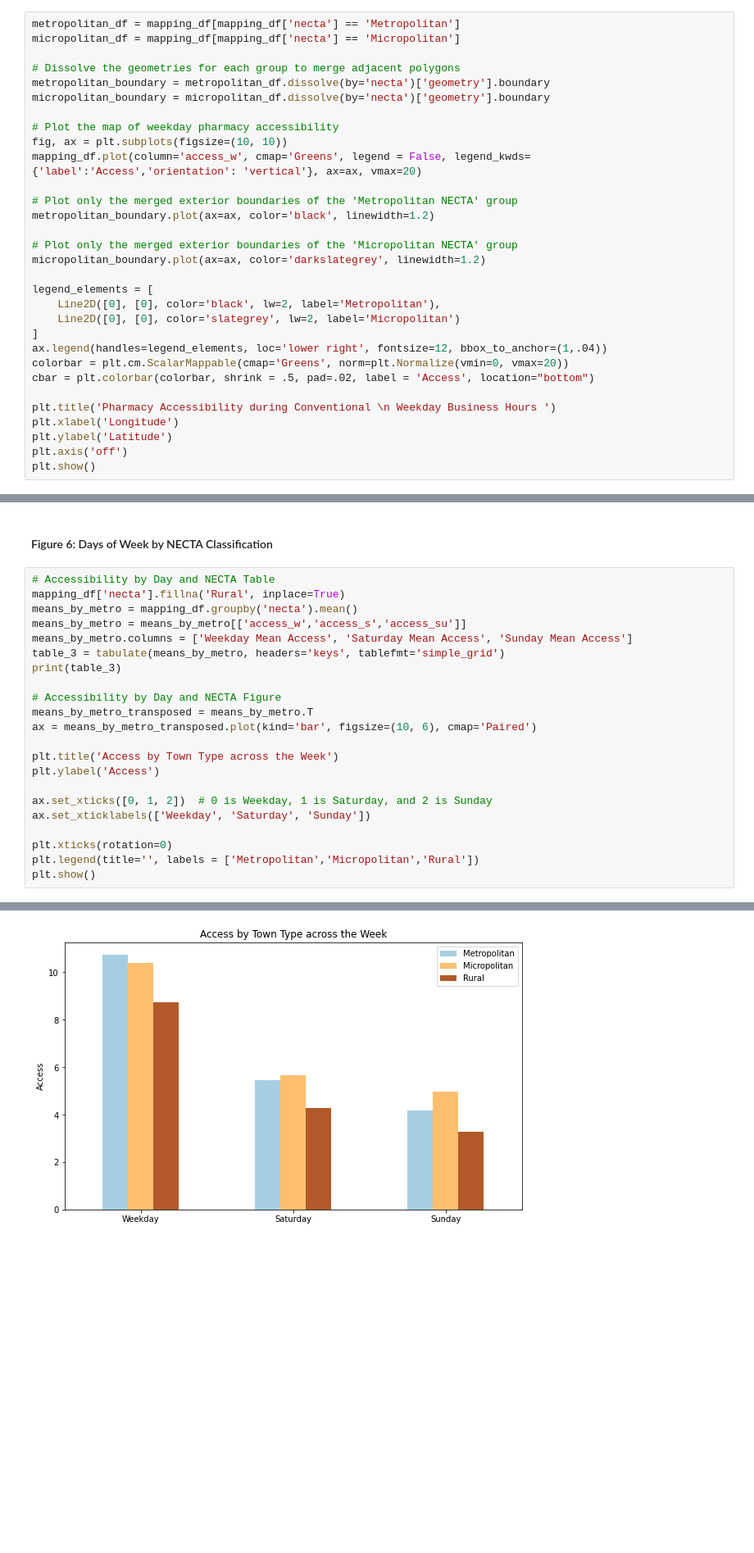
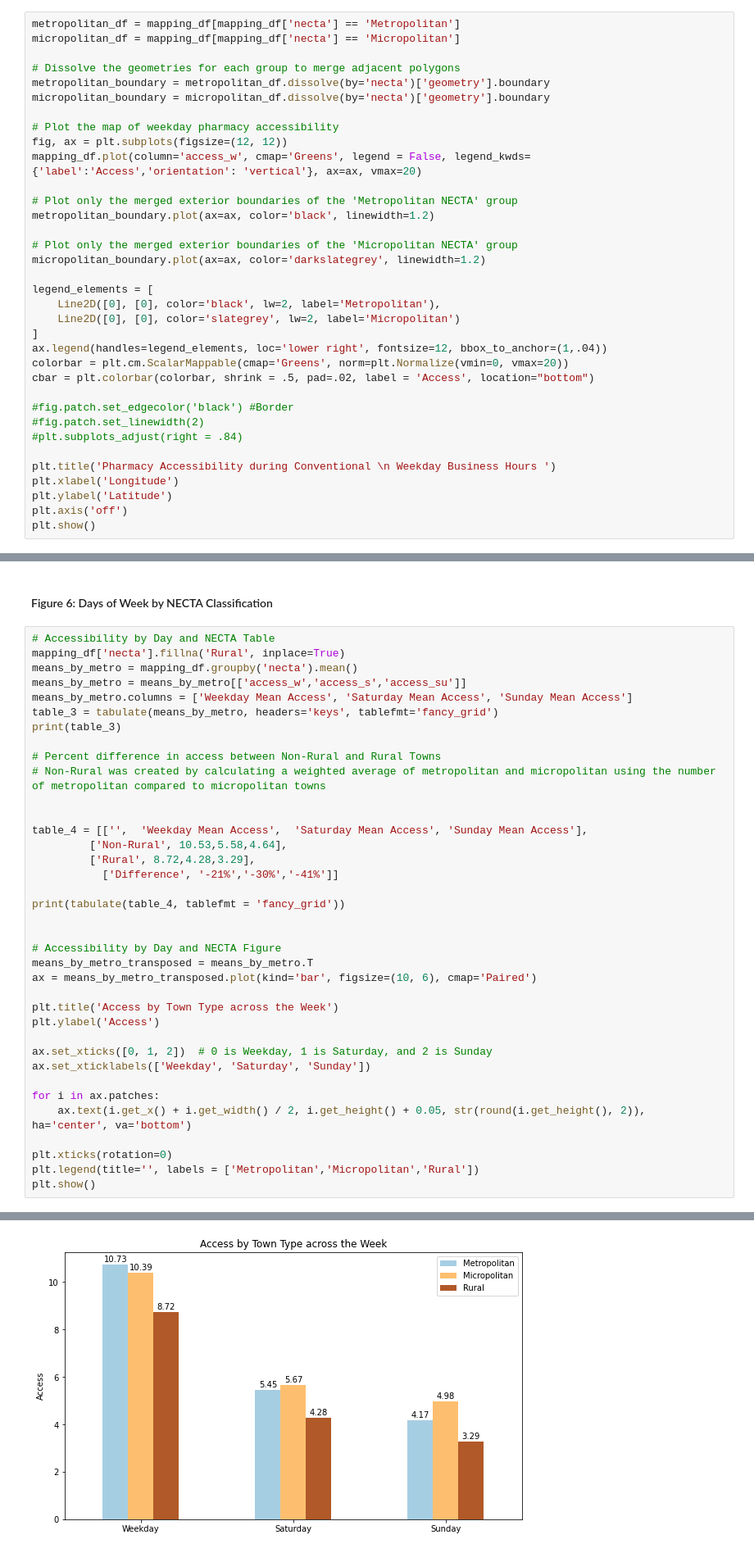
Before and after one commit to samroubin/VTPharmacy, a Jupyter notebook: procedure/code/01_Pharmacy_Accessibility.ipynb, the cells around one changed output, grey strips where cells are left out. Shown at 82% size. Saved outputs shown, nothing was run; the diff lists cells and outputs as text; blank space fills up the shorter version.

```diff
--- a/procedure/code/01_Pharmacy_Accessibility.ipynb
+++ b/procedure/code/01_Pharmacy_Accessibility.ipynb
@@ -879,7 +879,7 @@ metropolitan_boundary = metropolitan_df.dissolve(by='necta')['geometry'].boundar
 micropolitan_boundary = micropolitan_df.dissolve(by='necta')['geometry'].boundary
 
 # Plot the map of weekday pharmacy accessibility
-fig, ax = plt.subplots(figsize=(10, 10))
+fig, ax = plt.subplots(figsize=(12, 12))
 mapping_df.plot(column='access_w', cmap='Greens', legend = False, legend_kwds={'label':'Access','orientation': 'vertical'}, ax=ax, vmax=20)
 
 # Plot only the merged exterior boundaries of the 'Metropolitan NECTA' group
@@ -896,6 +896,10 @@ ax.legend(handles=legend_elements, loc='lower right', fontsize=12, bbox_to_ancho
 colorbar = plt.cm.ScalarMappable(cmap='Greens', norm=plt.Normalize(vmin=0, vmax=20))
 cbar = plt.colorbar(colorbar, shrink = .5, pad=.02, label = 'Access', location="bottom")
 
+#fig.patch.set_edgecolor('black') #Border
+#fig.patch.set_linewidth(2)
+#plt.subplots_adjust(right = .84)
+
 plt.title('Pharmacy Accessibility during Conventional \n Weekday Business Hours ')
 plt.xlabel('Longitude')
 plt.ylabel('Latitude')
@@ -1110,8 +1125,20 @@ mapping_df['necta'].fillna('Rural', inplace=True)
 means_by_metro = mapping_df.groupby('necta').mean()
 means_by_metro = means_by_metro[['access_w','access_s','access_su']]
 means_by_metro.columns = ['Weekday Mean Access', 'Saturday Mean Access', 'Sunday Mean Access']
-table_3 = tabulate(means_by_metro, headers='keys', tablefmt='simple_grid')
+table_3 = tabulate(means_by_metro, headers='keys', tablefmt='fancy_grid')
 print(table_3)
+
+# Percent difference in access between Non-Rural and Rural Towns
+# Non-Rural was created by calculating a weighted average of metropolitan and micropolitan using the number of metropolitan compared to micropolitan towns
+
+
+table_4 = [['',  'Weekday Mean Access',  'Saturday Mean Access', 'Sunday Mean Access'],
+         ['Non-Rural', 10.53,5.58,4.64],
+         ['Rural', 8.72,4.28,3.29],
+           ['Difference', '-21%','-30%','-41%']]
+
+print(tabulate(table_4, tablefmt = 'fancy_grid'))
+
 
 # Accessibility by Day and NECTA Figure
 means_by_metro_transposed = means_by_metro.T
@@ -1123,6 +1150,9 @@ plt.ylabel('Access')
 ax.set_xticks([0, 1, 2])  # 0 is Weekday, 1 is Saturday, and 2 is Sunday
 ax.set_xticklabels(['Weekday', 'Saturday', 'Sunday'])
 
+for i in ax.patches:
+    ax.text(i.get_x() + i.get_width() / 2, i.get_height() + 0.05, str(round(i.get_height(), 2)), ha='center', va='bottom')
+
 plt.xticks(rotation=0)
 plt.legend(title='', labels = ['Metropolitan','Micropolitan','Rural'])
 plt.show()
@@ -1135 +1178 @@ Rural                       8.72335                 4.27828               3.2928
-[figure, old version]
+[figure, new version]
```
Also changed, not shown: parts of 13 cells of this notebook.
